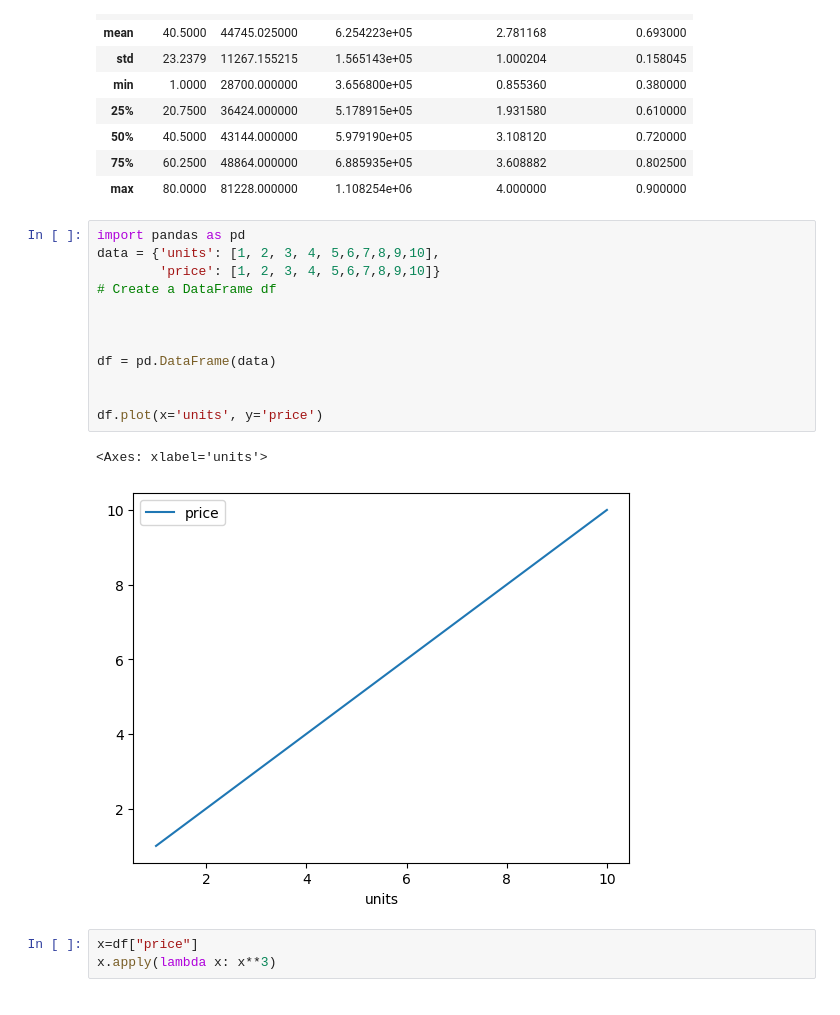
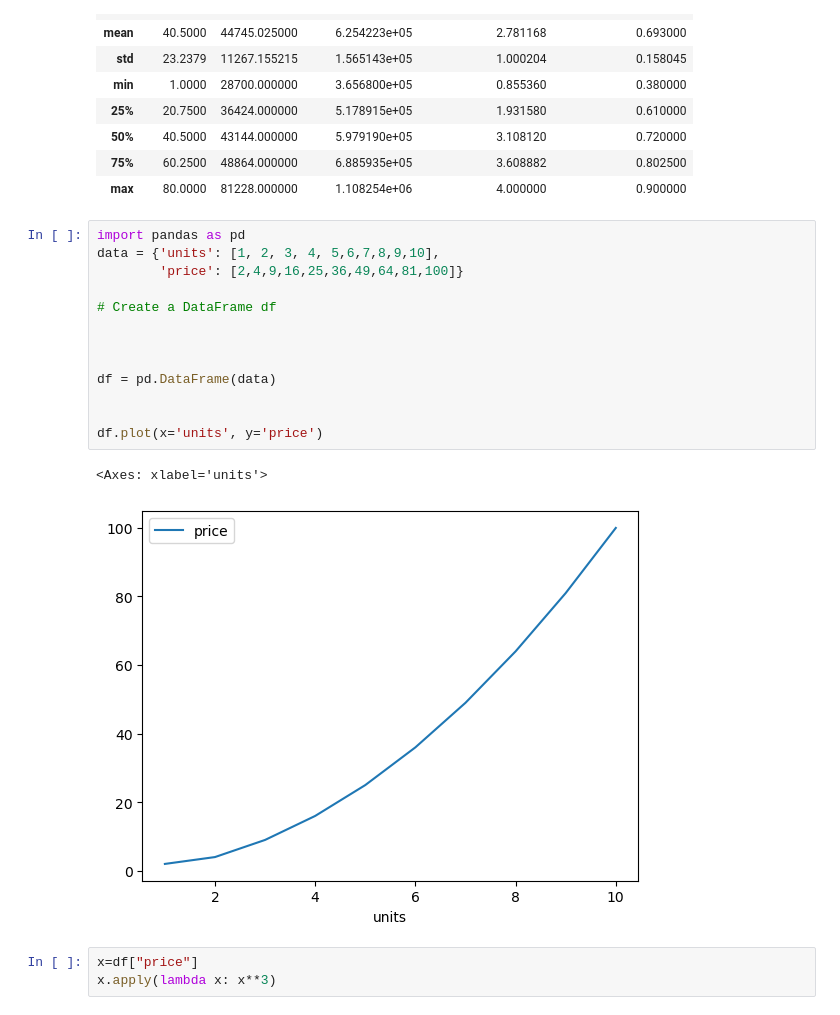
Before and after one commit to sp32747/ML_DL_NEW_BASIC, a Jupyter notebook: Python_PRAC/panda1.ipynb, the cells around one changed output. Saved outputs shown, nothing was run; the diff lists cells and outputs as text.

```diff
--- a/Python_PRAC/panda1.ipynb
+++ b/Python_PRAC/panda1.ipynb
@@ -251,18 +256,19 @@ df_ap.describe()
 # %%
 import pandas as pd
 data = {'units': [1, 2, 3, 4, 5,6,7,8,9,10],
-        'price': [1, 2, 3, 4, 5,6,7,8,9,10]}
+        'price': [2,4,9,16,25,36,49,64,81,100]}
+
 # Create a DataFrame df
 
 
 
 df = pd.DataFrame(data)
 
 
 df.plot(x='units', y='price')
 # %% [output]
 <Axes: xlabel='units'>
-[figure, old version]
+[figure, new version]
 # %%
 x=df["price"]
 x.apply(lambda x: x**3)
```
Also changed, not shown: parts of 1 cell of this notebook, 6 other files.
